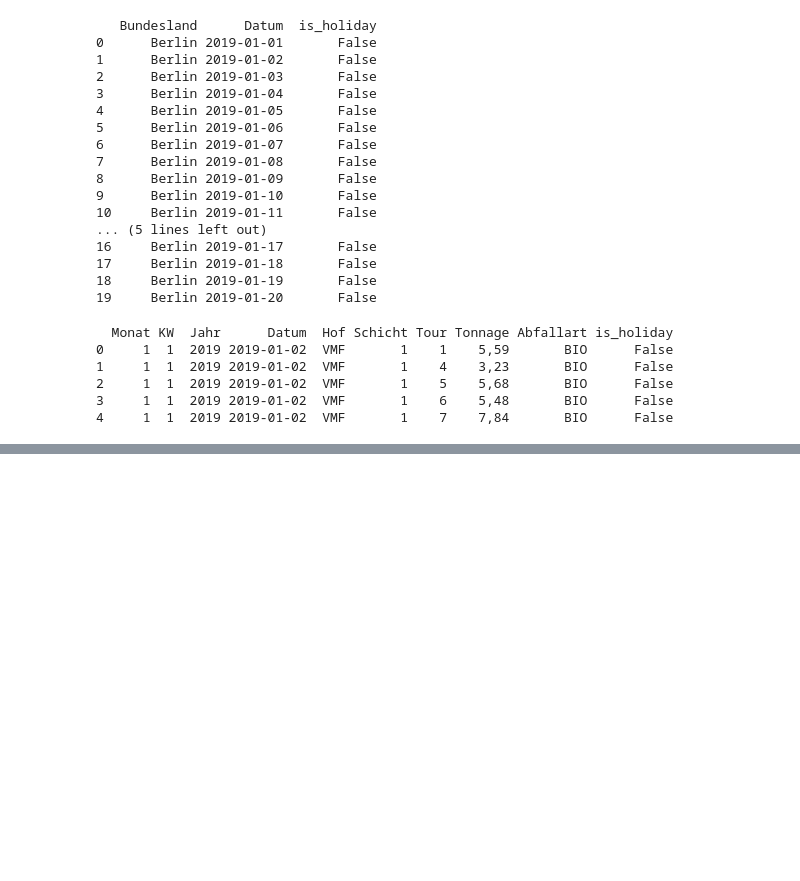
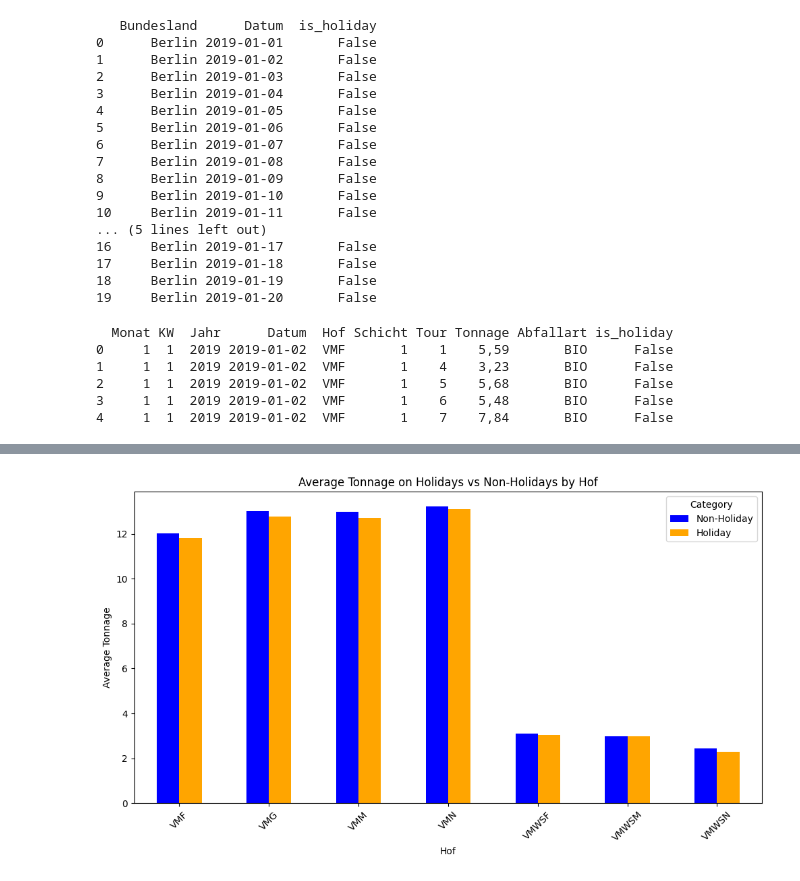
Before and after one commit to FlyingBaum/trash-ml, a Jupyter notebook: notebooks/holidays.ipynb, the cells around one changed output, grey strips where cells are left out. Cells and saved outputs as stored; diff of their text form; code cells hidden in the pictures; blank space fills up the shorter version.

```diff
--- a/notebooks/holidays.ipynb
+++ b/notebooks/holidays.ipynb
@@ -138,0 +150,14 @@ TypeError: agg function failed [how->mean,dtype->object]
+# %%
+# Gruppiere die Daten nach Hof und Feiertagen und berechne die durchschnittliche Müllmenge
+average_tonnage_by_hof = df_bsr_data.groupby(['Hof', 'is_holiday'])['Tonnage'].mean().unstack()
+
+# Plotten der Ergebnisse
+average_tonnage_by_hof.plot(kind='bar', figsize=(12, 6), color=['blue', 'orange'])
+plt.xlabel('Hof')
+plt.ylabel('Average Tonnage')
+plt.title('Average Tonnage on Holidays vs Non-Holidays by Hof')
+plt.xticks(rotation=45)
+plt.legend(title='Category', labels=['Non-Holiday', 'Holiday'])
+plt.show()
+# %% [output]
+[figure, added]
```
Also changed, not shown: parts of 2 cells of this notebook.
